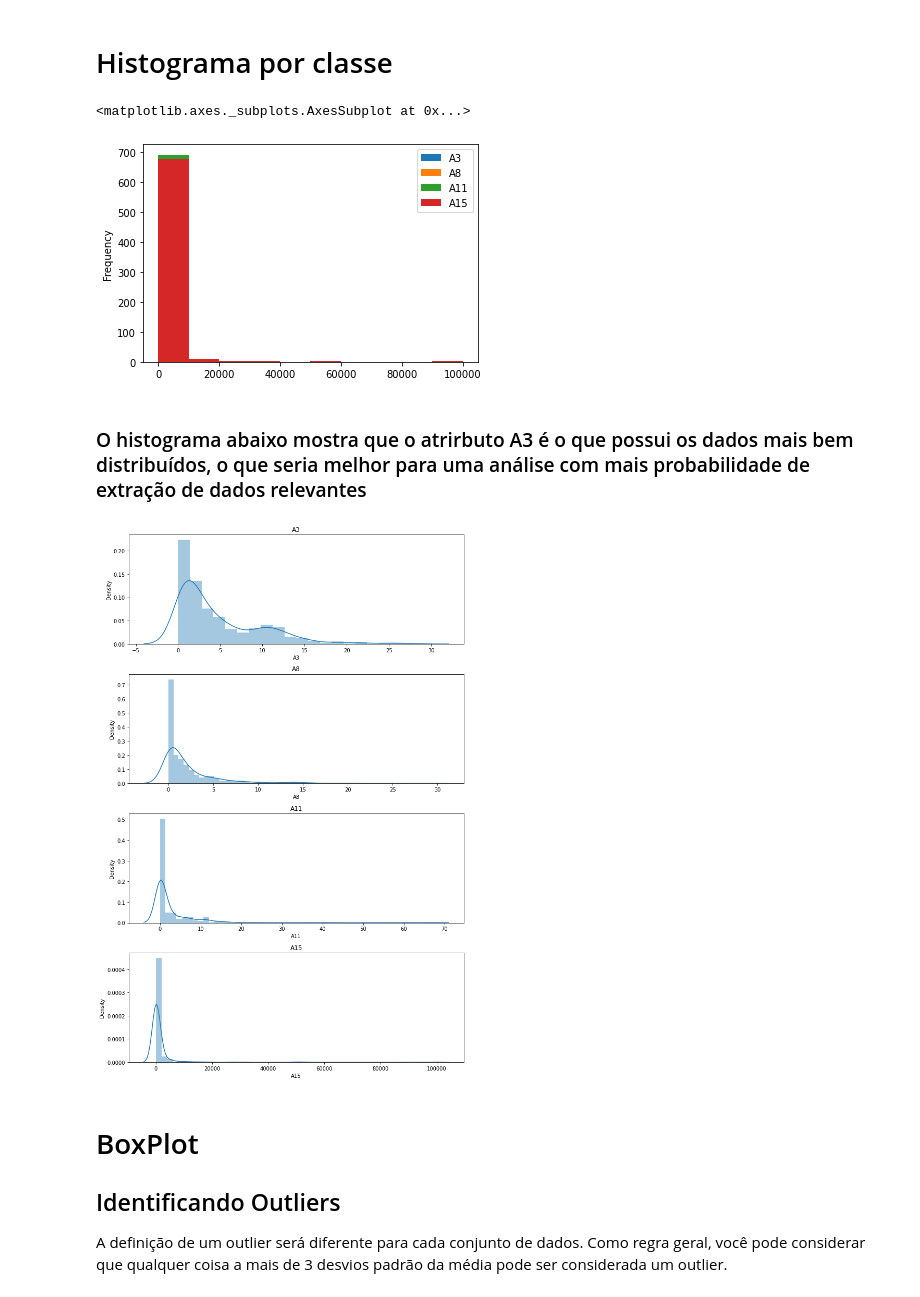
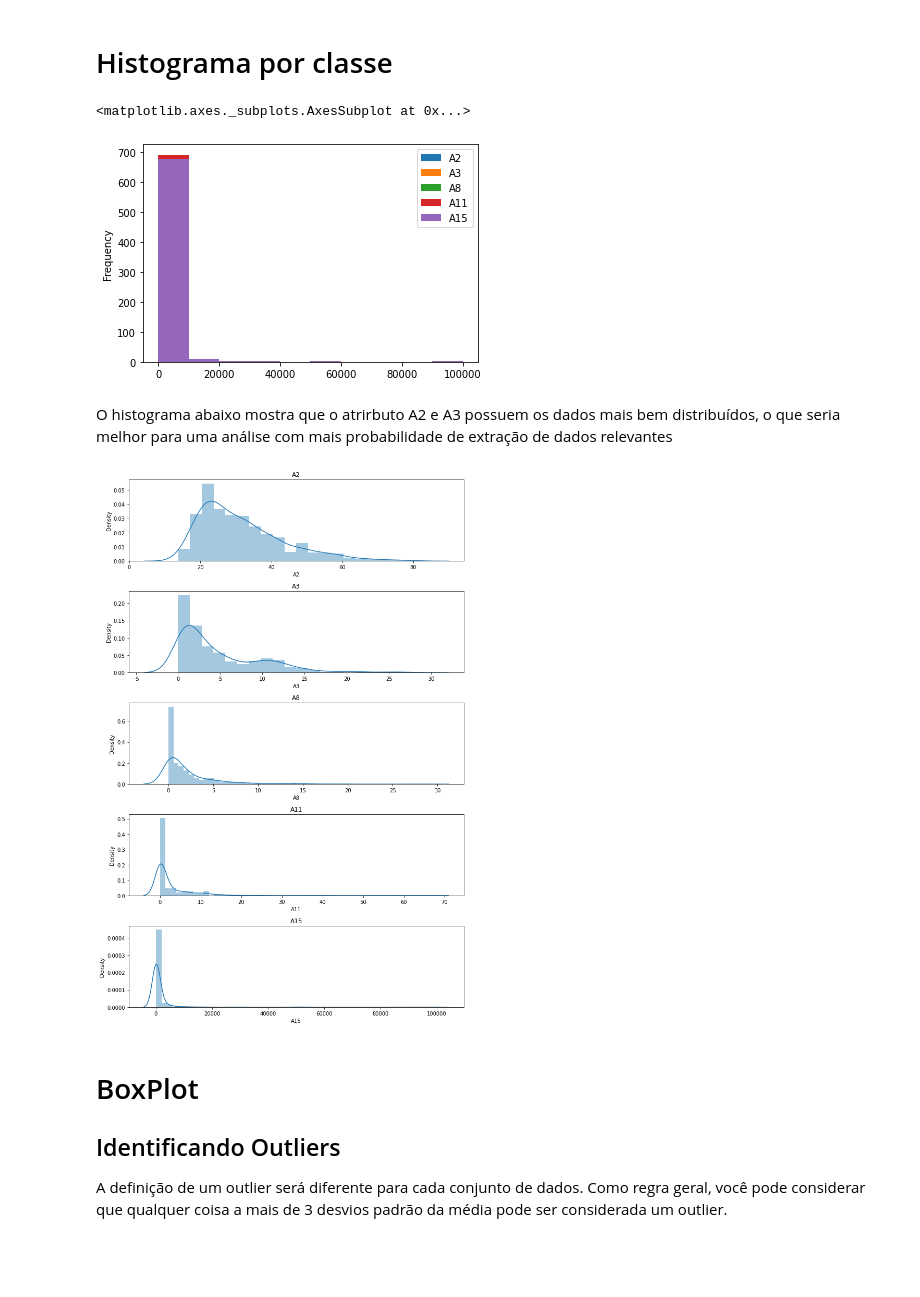
Before and after one commit to Gustanascimento/if998-mineracao, a Jupyter notebook: 02_Tipos_de_dados_e_EDA.ipynb, the cells around one changed output. Drawn from its saved outputs; the diff is of its cells as text; code cells hidden in the pictures; blank space fills up the shorter version.

```diff
--- a/02_Tipos_de_dados_e_EDA.ipynb
+++ b/02_Tipos_de_dados_e_EDA.ipynb
@@ -121,0 +148,9 @@ dataset.describe([.20, .40, .60, .80])
+# %%
+dataset_A2 = dataset[dataset['A2'] == '?'] #Pegar valores inconsistentes em A2
+dataset    =  dataset[dataset['A2'] != '?'] #Pegar valores consistentes em A2
+print(f'Dataset possui {dataset.shape[0]} linhas. Temos que ajustar {dataset_A2.shape[0]} linhas que não possuem valores numéricos')
+dataset.A2 = dataset.A2.astype(np.float32) #Convertendo atributo A2 para numérico
+dataset_A2.loc[(dataset_A2['A2'] == '?'), 'A2'] = dataset['A2'].mean() #Inserindo a média de A2 nas instâncias inconsistentes
+dataset_A2.A2 = dataset_A2.A2.astype(np.float32)
+dataset = pd.concat([dataset, dataset_A2], axis=0) #Concatenando e finalizando ajuste
+dataset.describe()
@@ -137,19 +193,19 @@ sns.heatmap(dataset.corr(), annot=True, cbar=False)
 dataset.plot.hist()
 # %% [output]
 <matplotlib.axes._subplots.AxesSubplot at 0x...>
-[figure, old version]
+[figure, new version]
 # %% [markdown]
-### O histograma abaixo mostra que o atrirbuto A3 é o que possui os dados mais bem distribuídos, o que seria melhor para uma análise com mais probabilidade de extração de dados relevantes
+O histograma abaixo mostra que o atrirbuto A2 e A3 possuem os dados mais bem distribuídos, o que seria melhor para uma análise com mais probabilidade de extração de dados relevantes
 # %%
 plt.figure(figsize = (10,15))
 
-for i, c in enumerate(['A3', 'A8', 'A11', 'A15']):
-  plt.subplot(4, 1, i+1) #plt.subplot(num de linhas, numero de colunas, id do gráfico)
+for i, c in enumerate(['A2','A3', 'A8', 'A11', 'A15']):
+  plt.subplot(5, 1, i+1) #plt.subplot(num de linhas, numero de colunas, id do gráfico)
   sns.distplot(dataset[c], kde=True)    #além do histograma, irá gerar o KDE (Kernel Density Estimate) | gera a linha do formato da distribuição
   plt.title(c)
 plt.tight_layout();
 # %% [output]
-[figure, old version]
+[figure, new version]
 # %% [markdown]
 # BoxPlot
 ## Identificando Outliers
```
Also changed, not shown: parts of 11 cells of this notebook.
